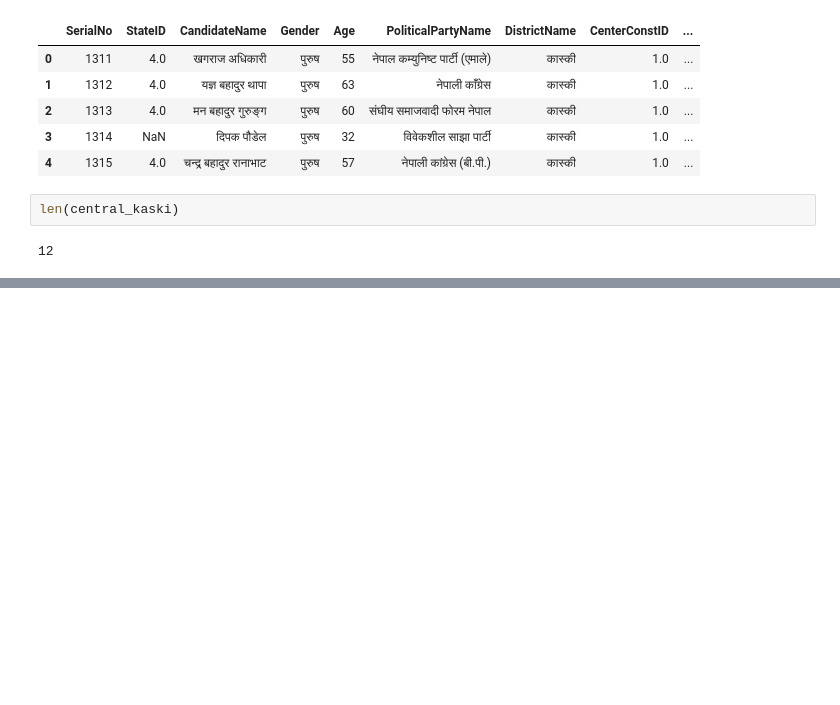
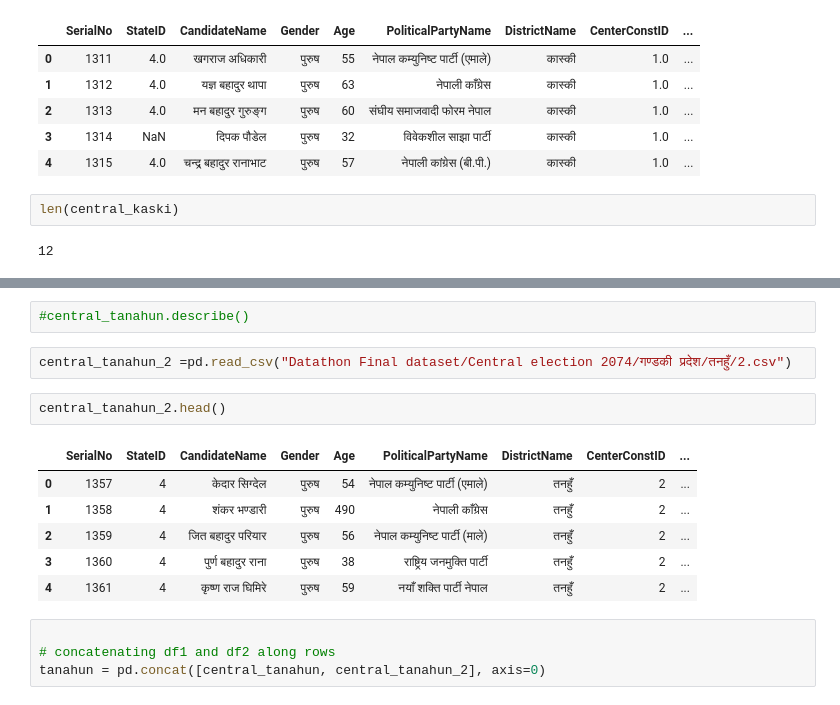
Before and after one commit to rasmibhattarai72/Datathon_ices, a Jupyter notebook: Datathon/Untitled.ipynb, the cells around one changed output, grey strips where cells are left out. Saved outputs shown, nothing was run; the diff lists cells and outputs as text; blank space fills up the shorter version.

```diff
--- a/Datathon/Untitled.ipynb
+++ b/Datathon/Untitled.ipynb
@@ -19,0 +97,17 @@ len(central_kaski)
+# %%
+#central_tanahun.describe()
+# %%
+central_tanahun_2 =pd.read_csv("Datathon Final dataset/Central election 2074/गण्डकी प्रदेश/तनहुँ/2.csv")
+# %%
+central_tanahun_2.head()
+# %% [output]
+|  | SerialNo | StateID | CandidateName | Gender | Age | PoliticalPartyName | DistrictName | CenterConstID | ... |
+| 0 | 1357 | 4 | केदार सिग्देल | पुरुष | 54 | नेपाल कम्युनिष्ट पार्टी (एमाले) | तनहुँ | 2 | ... |
+| 1 | 1358 | 4 | शंकर भण्डारी | पुरुष | 490 | नेपाली काँग्रेस | तनहुँ | 2 | ... |
+| 2 | 1359 | 4 | जित बहादुर परियार | पुरुष | 56 | नेपाल कम्युनिष्ट पार्टी (माले) | तनहुँ | 2 | ... |
+| 3 | 1360 | 4 | पुर्ण बहादुर राना | पुरुष | 38 | राष्ट्रिय जनमुक्ति पार्टी | तनहुँ | 2 | ... |
+| 4 | 1361 | 4 | कृष्ण राज घिमिरे | पुरुष | 59 | नयाँ शक्ति पार्टी नेपाल | तनहुँ | 2 | ... |
+# %%
+
+# concatenating df1 and df2 along rows
+tanahun = pd.concat([central_tanahun, central_tanahun_2], axis=0)
```
Also changed, not shown: parts of 17 cells of this notebook, 3 other files.
